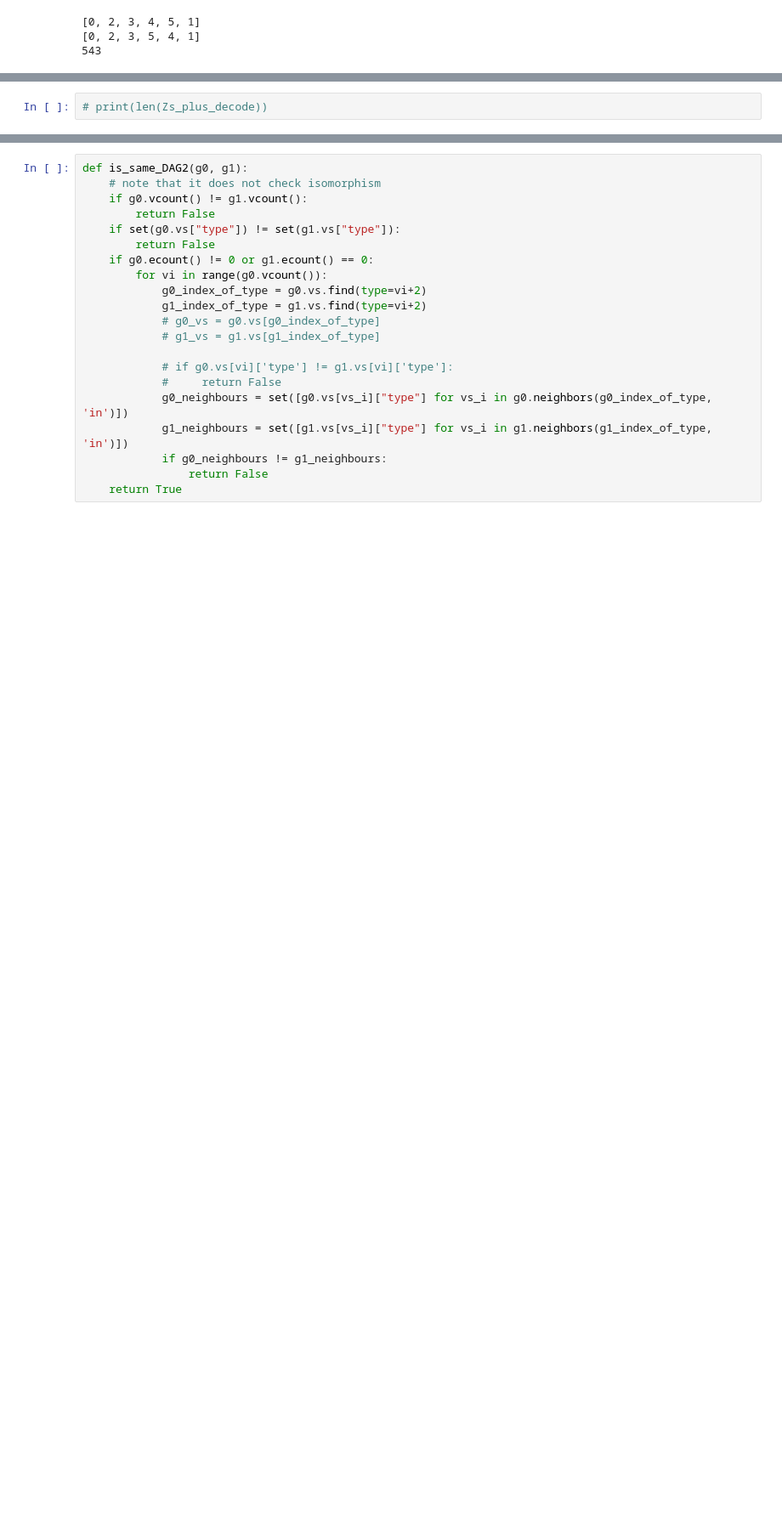
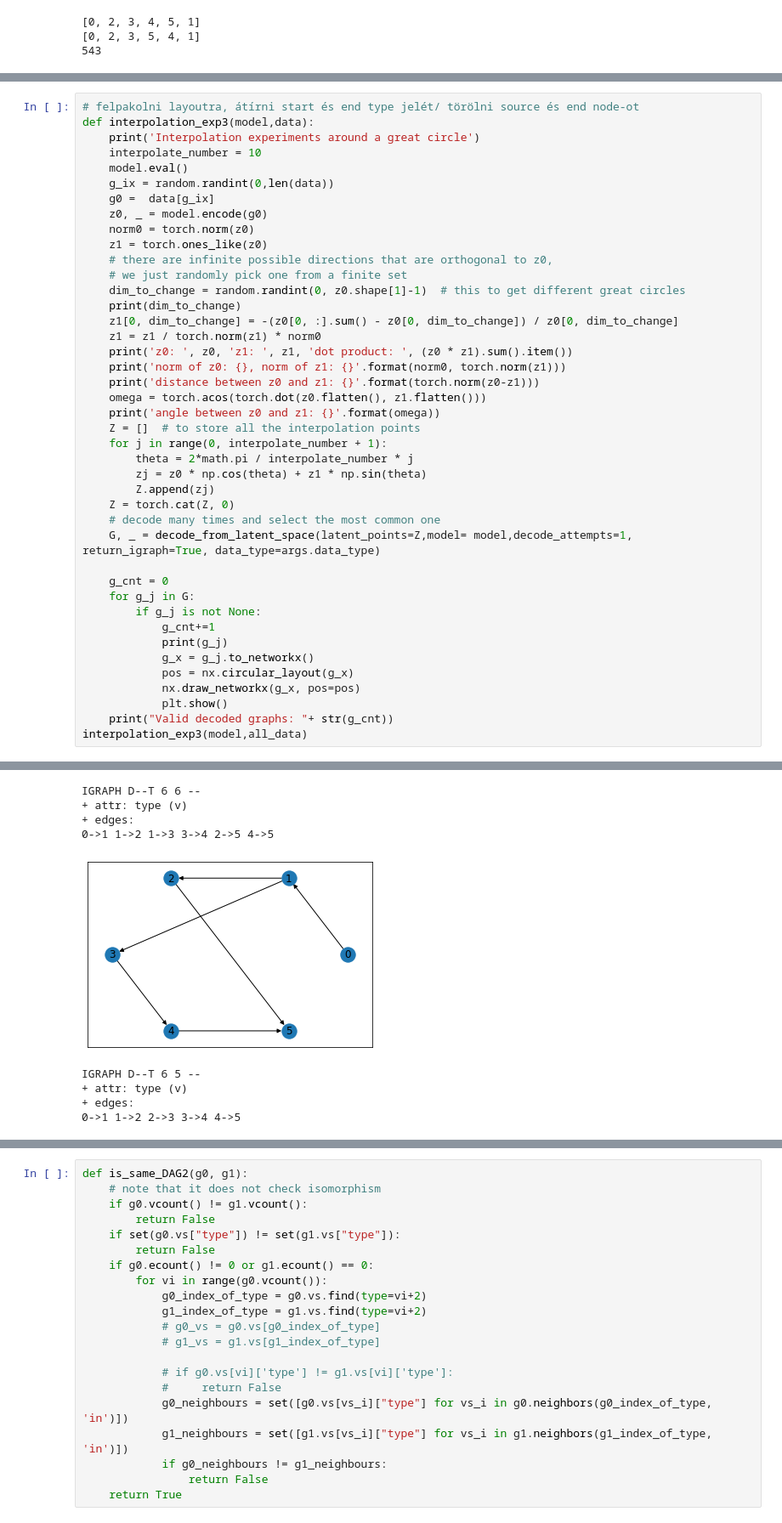
Before and after one commit to drigba/D-VAE, a Jupyter notebook: visualize4d.ipynb, the cells around one changed output, grey strips where cells are left out. Shown: that part at 85% size. Drawn from its saved outputs; the diff is of its cells as text; blank space fills up the shorter version.

```diff
--- a/visualize4d.ipynb
+++ b/visualize4d.ipynb
@@ -365,2 +296,43 @@ Prior validity experiment begins...
-# %%
-# print(len(Zs_plus_decode))
+# %%
+# felpakolni layoutra, átírni start és end type jelét/ törölni source és end node-ot
+def interpolation_exp3(model,data):
+    print('Interpolation experiments around a great circle')
+    interpolate_number = 10
+    model.eval()
+    g_ix = random.randint(0,len(data))
+    g0 =  data[g_ix]
+    z0, _ = model.encode(g0)
+    norm0 = torch.norm(z0)
+    z1 = torch.ones_like(z0)
+    # there are infinite possible directions that are orthogonal to z0,
+    # we just randomly pick one from a finite set
+    dim_to_change = random.randint(0, z0.shape[1]-1)  # this to get different great circles
+    print(dim_to_change)
+    z1[0, dim_to_change] = -(z0[0, :].sum() - z0[0, dim_to_change]) / z0[0, dim_to_change]
+    z1 = z1 / torch.norm(z1) * norm0
+    print('z0: ', z0, 'z1: ', z1, 'dot product: ', (z0 * z1).sum().item())
+    print('norm of z0: {}, norm of z1: {}'.format(norm0, torch.norm(z1)))
+    print('distance between z0 and z1: {}'.format(torch.norm(z0-z1)))
+    omega = torch.acos(torch.dot(z0.flatten(), z1.flatten()))
+    print('angle between z0 and z1: {}'.format(omega))
+    Z = []  # to store all the interpolation points
+    for j in range(0, interpolate_number + 1):
+        theta = 2*math.pi / interpolate_number * j
+        zj = z0 * np.cos(theta) + z1 * np.sin(theta)
+        Z.append(zj)
+    Z = torch.cat(Z, 0)
+    # decode many times and select the most common one
+    G, _ = decode_from_latent_space(latent_points=Z,model= model,decode_attempts=1, return_igraph=True, data_type=args.data_type)
+
+    g_cnt = 0
+    for g_j in G:
+        if g_j is not None:
+            g_cnt+=1
+            print(g_j)
+            g_x = g_j.to_networkx()
+            pos = nx.circular_layout(g_x)
+            nx.draw_networkx(g_x, pos=pos)
+            plt.show()
+    print("Valid decoded graphs: "+ str(g_cnt))
+interpolation_exp3(model,all_data)
+# %% [output]
@@ -366,0 +347,9 @@ Prior validity experiment begins...
+IGRAPH D--T 6 6 --
++ attr: type (v)
++ edges:
+0->1 1->2 1->3 3->4 2->5 4->5
+[figure, added]
+IGRAPH D--T 6 5 --
++ attr: type (v)
++ edges:
+0->1 1->2 2->3 3->4 4->5
```
Also changed, not shown: parts of 40 cells of this notebook, 7 other files.
